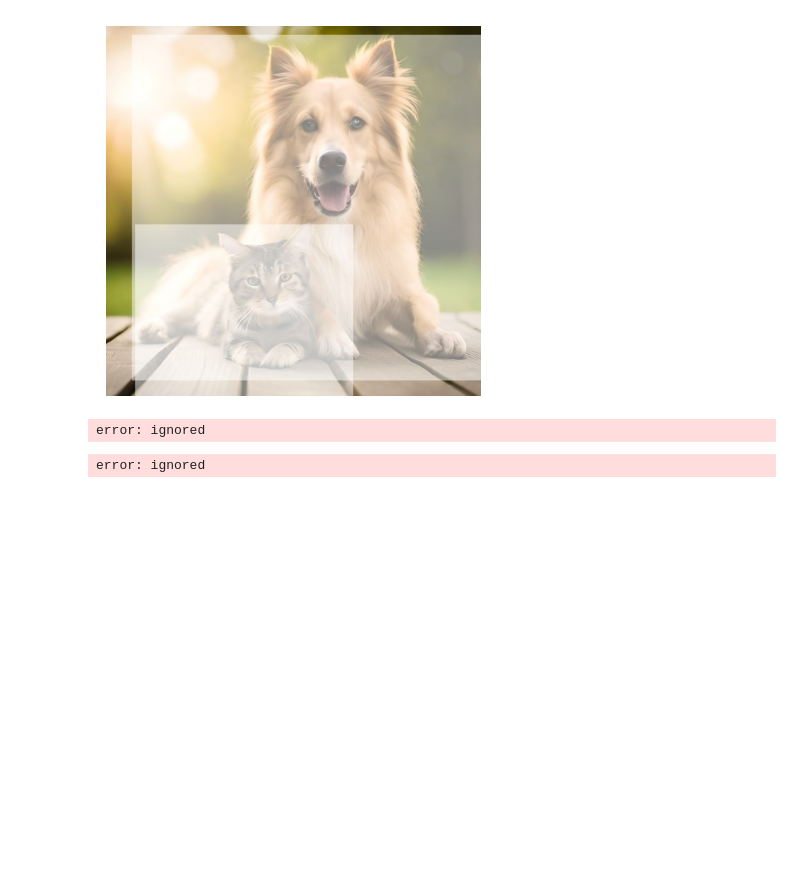
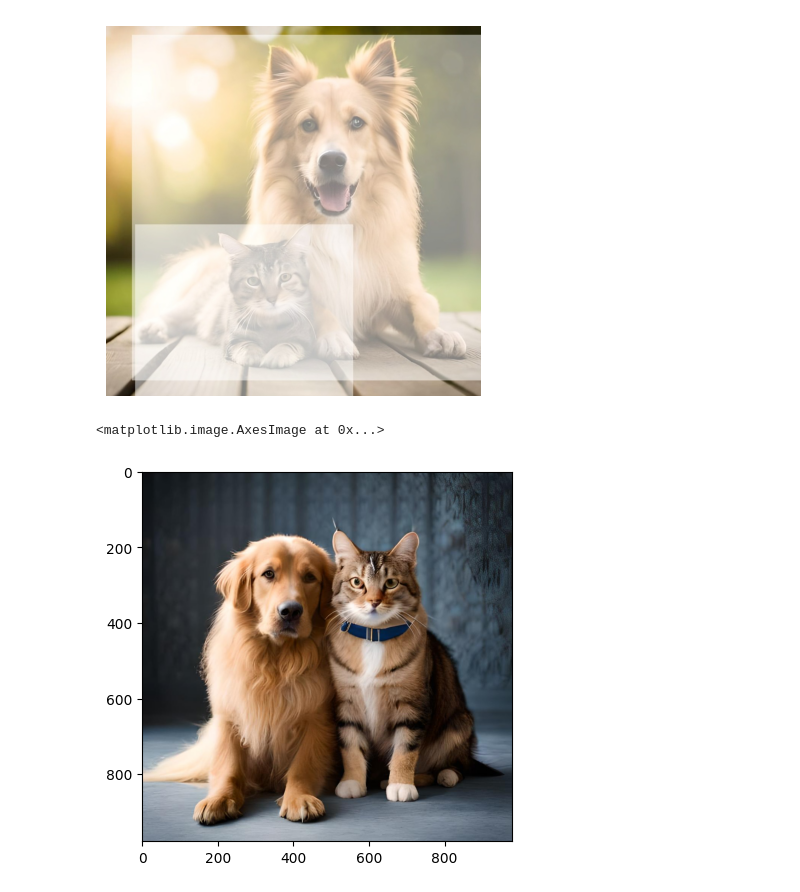
Before and after one commit to sohelshekhatik1998/Akaike_Assignment, a Jupyter notebook: Sohel_CV_Akaike_Assignment.ipynb, the cells around one changed output. Drawn from its saved outputs; the diff is of its cells as text; code cells hidden in the pictures; blank space fills up the shorter version.

```diff
--- a/Sohel_CV_Akaike_Assignment.ipynb
+++ b/Sohel_CV_Akaike_Assignment.ipynb
@@ -93,37 +96,11 @@ for folder_path in folder_paths:
             image_path = os.path.join(folder_path, file)
             image = cv2.imread(image_path)
             # Process the image as needed
-# %%
-import cv2
-import os
-import numpy as np
-
-def get_output_image():
-    # Define the paths to your images based on the directory structure
-    dataset_dir = '/content/drive/dataset/'
-    original_image_path = os.path.join(dataset_dir,'/content/drive/My Drive/akaike/original_image', 'original_image.jpg')
-    fully_annotated_image_path = os.path.join(dataset_dir,'/content/drive/My Drive/akaike/fully_annotated_image', 'fully_annotated.jpg')
-    partially_annotated_image_path = os.path.join(dataset_dir,'/content/drive/My Drive/akaike/partially_annotated_image', 'partially_annotated_image.jpg')
-
-    # Load the original, fully annotated, and partially annotated images in RGB format
-    original_image = cv2.imread(original_image_path)
-    fully_annotated_image = cv2.imread(fully_annotated_image_path)
-    partially_annotated_image = cv2.imread(partially_annotated_image_path)
-
-    # Rest of the code remains the same
-    # ...
-
-    # Save the partially annotated image
-    output_dir = '/content/drive/output/'
-    partially_annotated_image_path = os.path.join(output_dir, '/content/drive/MyDrive/akaike/output')
-    cv2.imwrite(partially_annotated_image_path, partially_annotated_image)
-
-# Call the function to process the images
-get_output_image()
-# %% [output]
-error: ignored
-# %%
-original_image = cv2.imread('/content/drive/My Drive/akaike/original_image')
-original_image = cv2.cvtColor(original_image, cv2.COLOR_GRAY2BGR)  # Convert to BGR
-# %% [output]
-error: ignored
+# %%
+import cv2
+from matplotlib import pyplot as plt
+original_image = cv2.imread('/content/original_image.jpg')
+plt.imshow(cv2.cvtColor(original_image,cv2.COLOR_BGR2RGB))
+# %% [output]
+<matplotlib.image.AxesImage at 0x...>
+[figure, added]
```
Also changed, not shown: parts of 6 cells of this notebook.
